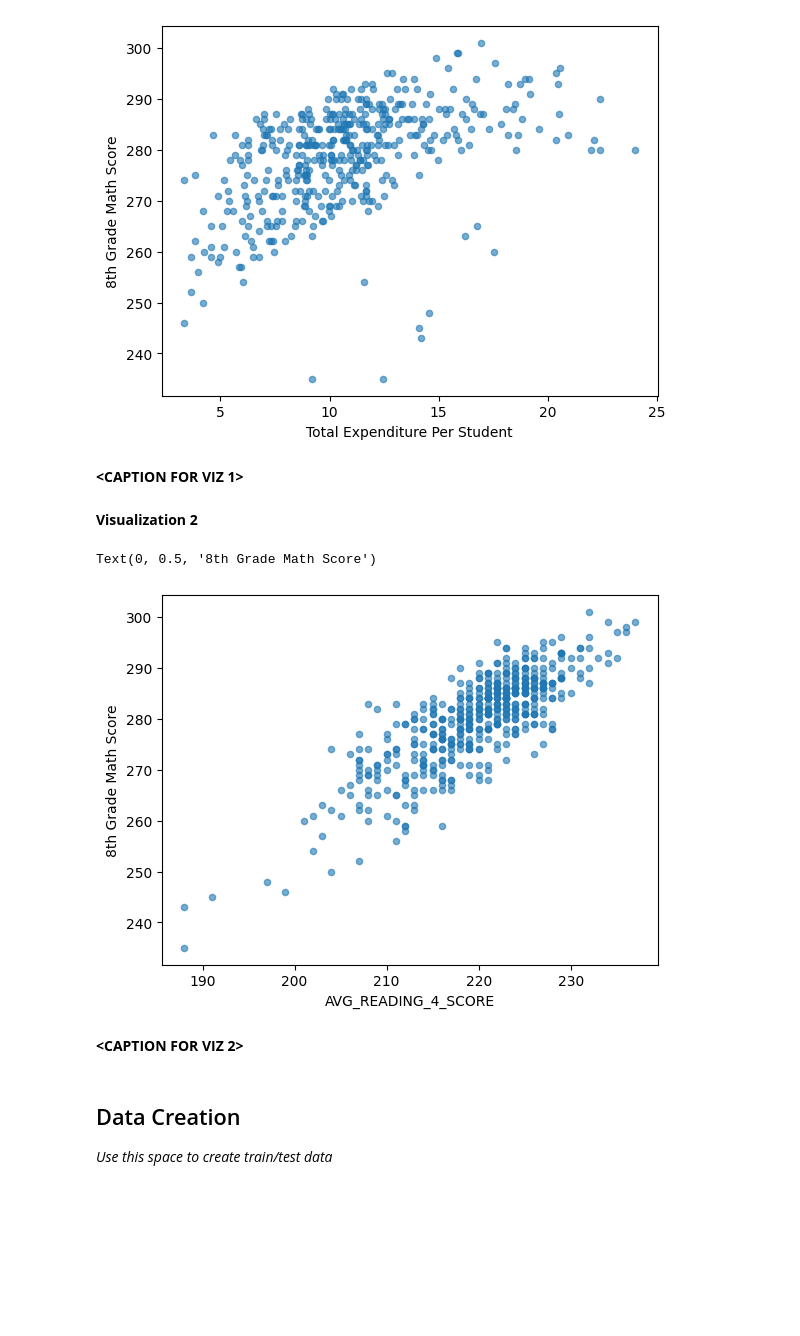
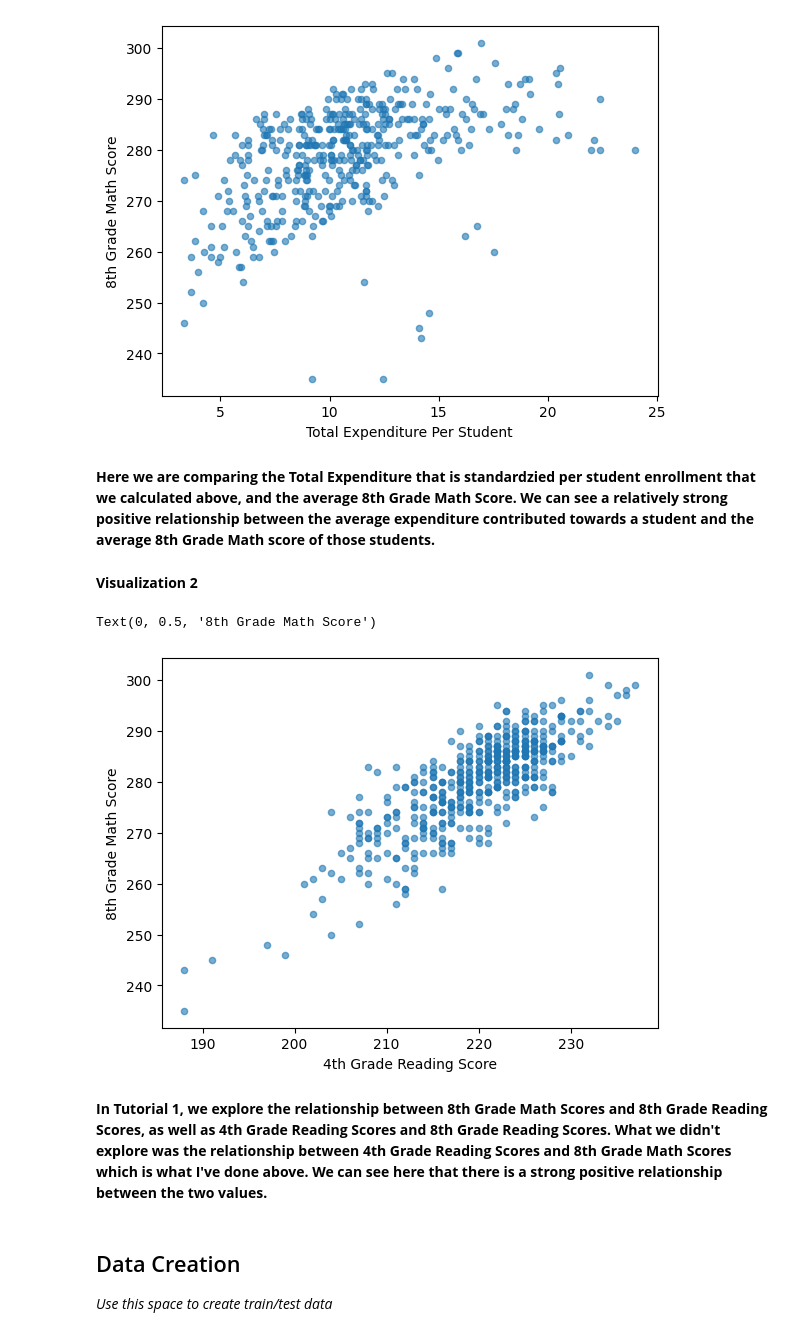
Before and after one commit to 1shman/MDST-Onboarding, a Jupyter notebook: tutorial1/checkpoint1.ipynb, the cells around one changed output. Drawn from its saved outputs; the diff is of its cells as text; code cells hidden in the pictures; blank space fills up the shorter version.

```diff
--- a/tutorial1/checkpoint1.ipynb
+++ b/tutorial1/checkpoint1.ipynb
@@ -54,20 +52,14 @@ You should always familiarize yourself with what each column in the dataframe re
 # %% [markdown]
 Use this space to rename columns, deal with missing data, etc. _(optional)_
 # %%
-# TODO: Remove the rename stuff
+# Rename some useful columns
 df.rename({
-    'GRADES_PK_G':'ENROLL_PREK',
-    'GRADES_KG_G':'ENROLL_KINDER',
-    'GRADES_4_G':'ENROLL_4',
-    'GRADES_8_G':'ENROLL_8',
-    'GRADES_12_G':'ENROLL_12',
-    'GRADES_1_8_G':'ENROLL_PRIMARY',
-    'GRADES_9_12_G':'ENROLL_HS',
     'GRADES_ALL_G':'ENROLL_ALL',
     'ENROLL':'ENROLL_ALL_EST'
     },
     axis=1,inplace=True)
 
+#Remove rows with missing 8th grade math scores
 df.dropna(subset=['AVG_MATH_8_SCORE'], inplace=True)
 # %% [markdown]
 <h2>Exploratory Data Analysis (EDA) </h2>
@@ -176,20 +171,20 @@ plt.ylabel('8th Grade Math Score')
 # %% [output]
 Text(0, 0.5, '8th Grade Math Score')
 [figure]
-# %% [markdown]
-**<CAPTION FOR VIZ 1>**
+# %% [markdown]
+**Here we are comparing the Total Expenditure that is standardzied per student enrollment that we calculated above, and the average 8th Grade Math Score. We can see a relatively strong positive relationship between the average expenditure contributed towards a student and the average 8th Grade Math score of those students.**
 # %% [markdown]
 **Visualization 2**
 # %%
 # @@@ 7
 df.plot.scatter(x='AVG_READING_4_SCORE', y='AVG_MATH_8_SCORE', alpha=0.6)
-plt.xlabel('AVG_READING_4_SCORE')
+plt.xlabel('4th Grade Reading Score')
 plt.ylabel('8th Grade Math Score')
 # %% [output]
 Text(0, 0.5, '8th Grade Math Score')
-[figure, old version]
+[figure, new version]
-# %% [markdown]
-**<CAPTION FOR VIZ 2>**
+# %% [markdown]
+**In Tutorial 1, we explore the relationship between 8th Grade Math Scores and 8th Grade Reading Scores, as well as 4th Grade Reading Scores and 8th Grade Reading Scores. What we didn't explore was the relationship between 4th Grade Reading Scores and 8th Grade Math Scores which is what I've done above. We can see here that there is a strong positive relationship between the two values.**
 # %% [markdown]
 <h2> Data Creation </h2>
 
```
Also changed, not shown: parts of 15 cells of this notebook.
